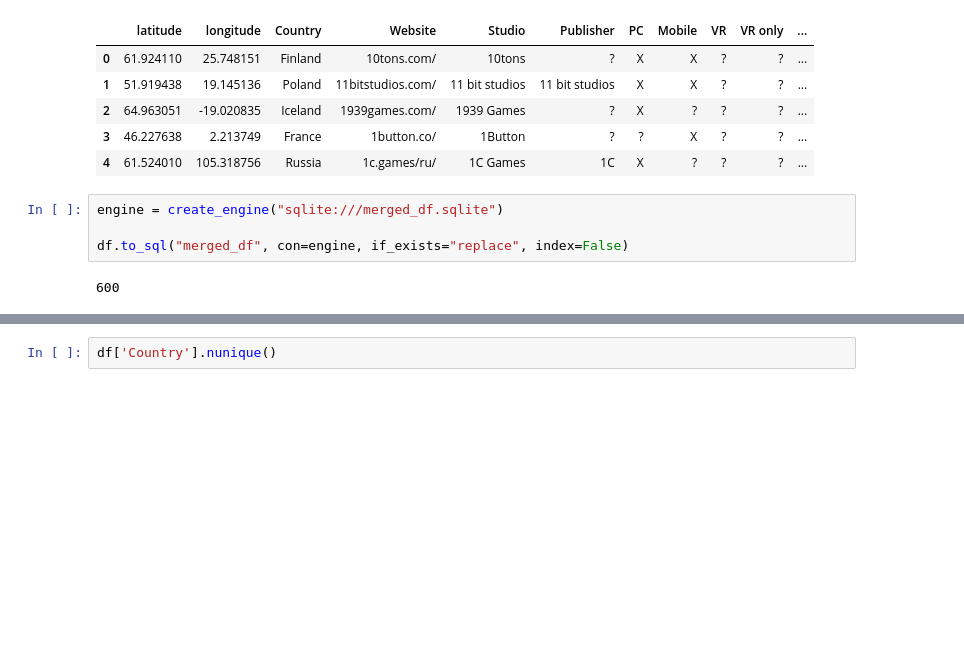
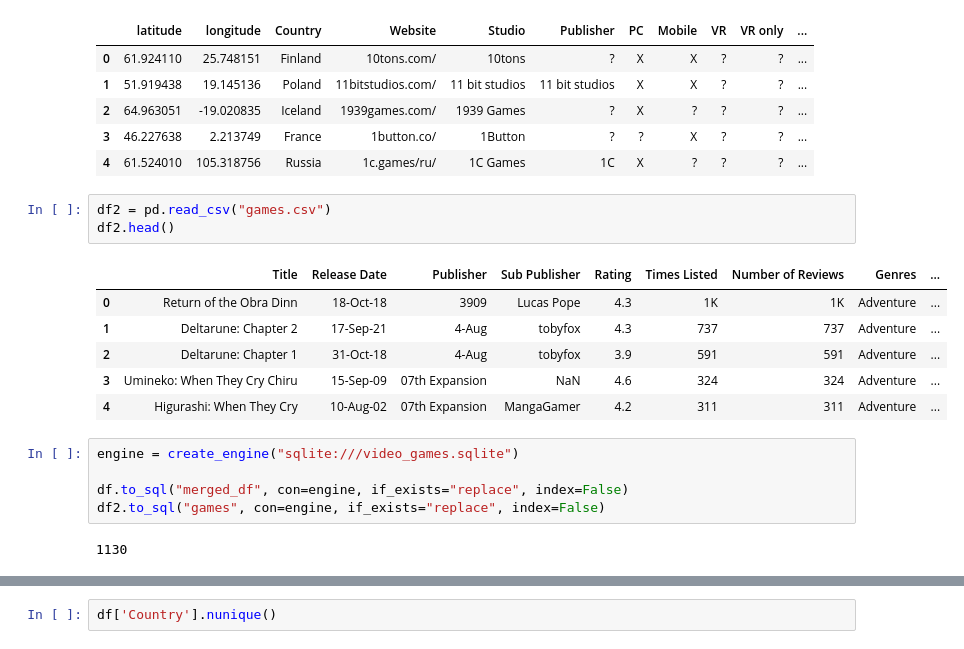
Before and after one commit to sphilli/Project3_Group3, a Jupyter notebook: Emmanuel_work/EDA/Database notebook-merged_df.ipynb, the cells around one changed output, grey strips where cells are left out. Drawn from its saved outputs; the diff is of its cells as text; blank space fills up the shorter version.

```diff
--- a/Emmanuel_work/EDA/Database notebook-merged_df.ipynb
+++ b/Emmanuel_work/EDA/Database notebook-merged_df.ipynb
@@ -14,12 +14,23 @@ df.head()
 | 2 | 64.963051 | -19.020835 | Iceland | 1939games.com/ | 1939 Games | ? | X | ? | ? | ? | ... |
 | 3 | 46.227638 | 2.213749 | France | 1button.co/ | 1Button | ? | ? | X | ? | ? | ... |
 | 4 | 61.524010 | 105.318756 | Russia | 1c.games/ru/ | 1C Games | 1C | X | ? | ? | ? | ... |
+# %%
+df2 = pd.read_csv("games.csv")
+df2.head()
+# %% [output]
+|  | Title | Release Date | Publisher | Sub Publisher | Rating | Times Listed | Number of Reviews | Genres | ... |
+| 0 | Return of the Obra Dinn | 18-Oct-18 | 3909 | Lucas Pope | 4.3 | 1K | 1K | Adventure | ... |
+| 1 | Deltarune: Chapter 2 | 17-Sep-21 | 4-Aug | tobyfox | 4.3 | 737 | 737 | Adventure | ... |
+| 2 | Deltarune: Chapter 1 | 31-Oct-18 | 4-Aug | tobyfox | 3.9 | 591 | 591 | Adventure | ... |
+| 3 | Umineko: When They Cry Chiru | 15-Sep-09 | 07th Expansion | NaN | 4.6 | 324 | 324 | Adventure | ... |
+| 4 | Higurashi: When They Cry | 10-Aug-02 | 07th Expansion | MangaGamer | 4.2 | 311 | 311 | Adventure | ... |
 # %%
-engine = create_engine("sqlite:///merged_df.sqlite")
+engine = create_engine("sqlite:///video_games.sqlite")
 
 df.to_sql("merged_df", con=engine, if_exists="replace", index=False)
+df2.to_sql("games", con=engine, if_exists="replace", index=False)
 # %% [output]
-600
+1130
 # %%
 # explore and understand the data
 
```
Also changed, not shown: parts of 7 cells of this notebook, 7 other files.
